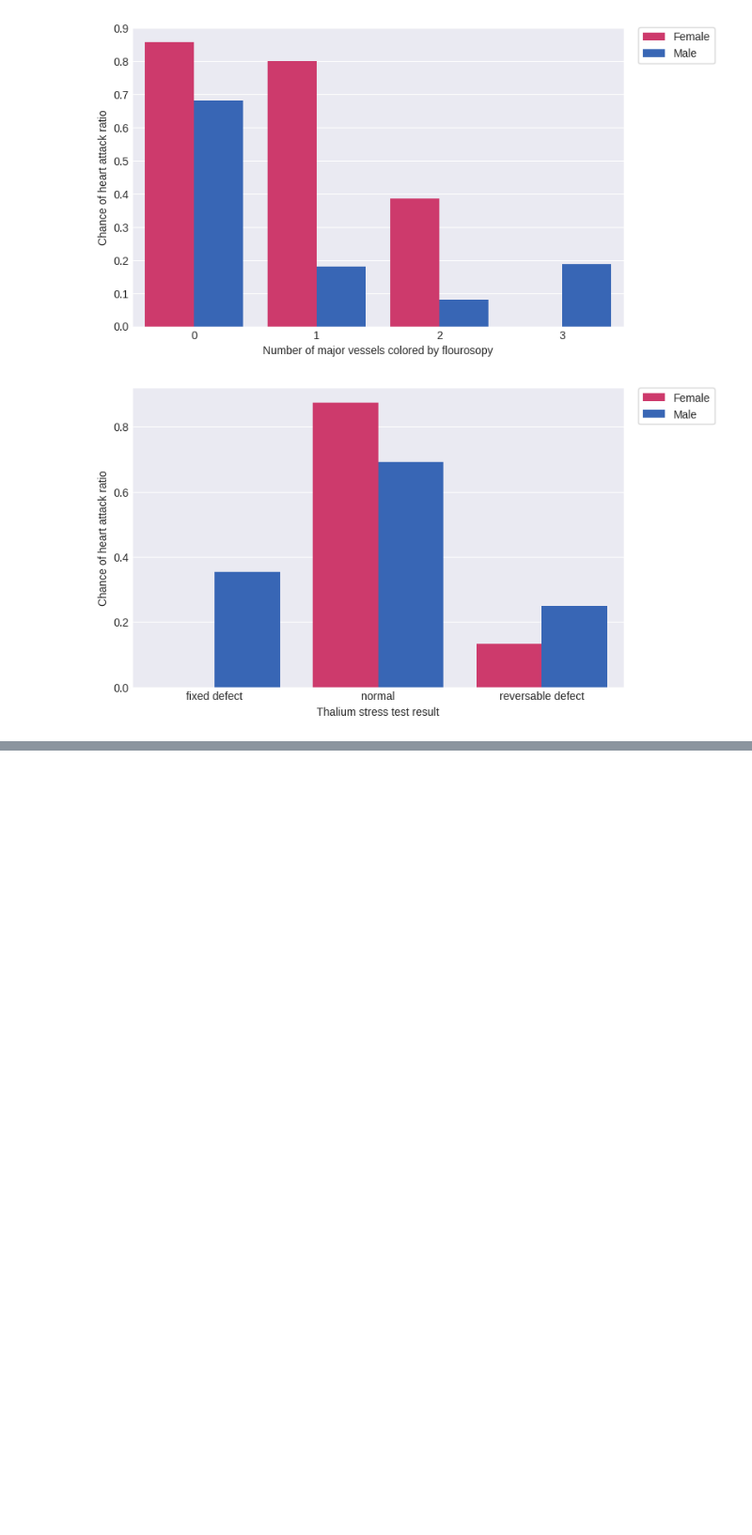
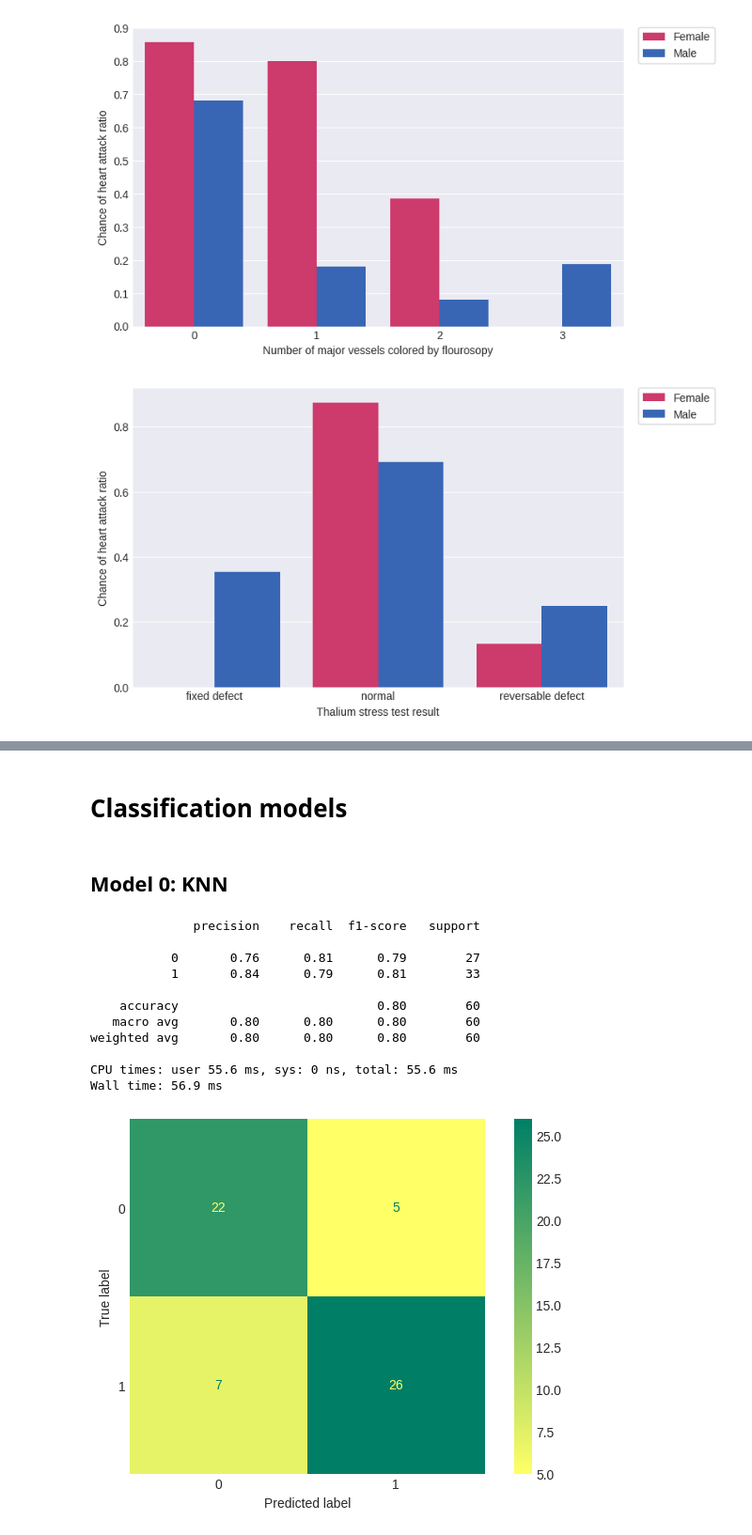
Before and after one commit to flohmannjr/Heart-Attack-Analysis-and-Prediction, a Jupyter notebook: Heart_Attack_Analysis_and_Prediction.ipynb, the cells around one changed output, grey strips where cells are left out. Shown: that part at 94% size. Saved outputs shown, nothing was run; the diff lists cells and outputs as text; code cells hidden in the pictures; blank space fills up the shorter version.

Commit message:
Add Model 0: KNN

```diff
--- a/Heart_Attack_Analysis_and_Prediction.ipynb
+++ b/Heart_Attack_Analysis_and_Prediction.ipynb
@@ -67,6 +73,20 @@ def heart_attack_by_sex(feature, xlabel, xtickslabels=None):
     plt.legend(loc=(1.03, 0.88), frameon=True, facecolor='white', handles=handles, labels=SEX_LABELS)
 
     plt.show()
+# %%
+def evaluate_model(y_true, y_pred, cmap='summer_r'):
+
+    print(classification_report(y_true, y_pred))
+
+    ConfusionMatrixDisplay.from_predictions(y_true, y_pred, cmap=cmap)
+    plt.grid(False)
+
+    report = classification_report(y_true, y_pred, output_dict=True)
+
+    return {'accuracy': report['accuracy'],
+            'precision': report['weighted avg']['precision'],
+            'recall': report['weighted avg']['recall'],
+            'f1-score': report['weighted avg']['f1-score']}
 # %% [markdown]
 # Data
 # %%
@@ -214,0 +249,16 @@ heart_attack_by_sex('thall', 'Thalium stress test result', ['fixed defect', 'nor
+# %%
+df.drop(['age_group', 'trtbps_group', 'chol_group', 'thalachh_group', 'oldpeak_group'], axis=1, inplace=True)
+
+X = df.drop('output', axis=1)
+y = df['output']
+
+X_train, X_test, y_train, y_test = train_test_split(X, y, test_size=0.2, random_state=SEED)
+
+scaler = StandardScaler()
+
+X_train = scaler.fit_transform(X_train)
+X_test  = scaler.transform(X_test)
+# %% [markdown]
+# Classification models
+# %%
+evaluations = [None] * 20
@@ -214,0 +277,25 @@ heart_attack_by_sex('thall', 'Thalium stress test result', ['fixed defect', 'nor
+# %% [markdown]
+## Model 0: KNN
+# %%
+%%time
+
+knn = KNeighborsClassifier(n_neighbors=12)
+
+knn.fit(X_train, y_train)
+
+y_pred = knn.predict(X_test)
+
+evaluations[0] = evaluate_model(y_test, y_pred)
+# %% [output]
+              precision    recall  f1-score   support
+
+           0       0.76      0.81      0.79        27
+           1       0.84      0.79      0.81        33
+
+    accuracy                           0.80        60
+   macro avg       0.80      0.80      0.80        60
+weighted avg       0.80      0.80      0.80        60
+
+CPU times: user 55.6 ms, sys: 0 ns, total: 55.6 ms
+Wall time: 56.9 ms
+[figure, added]
```
Also changed, not shown: parts of 7 cells of this notebook.
